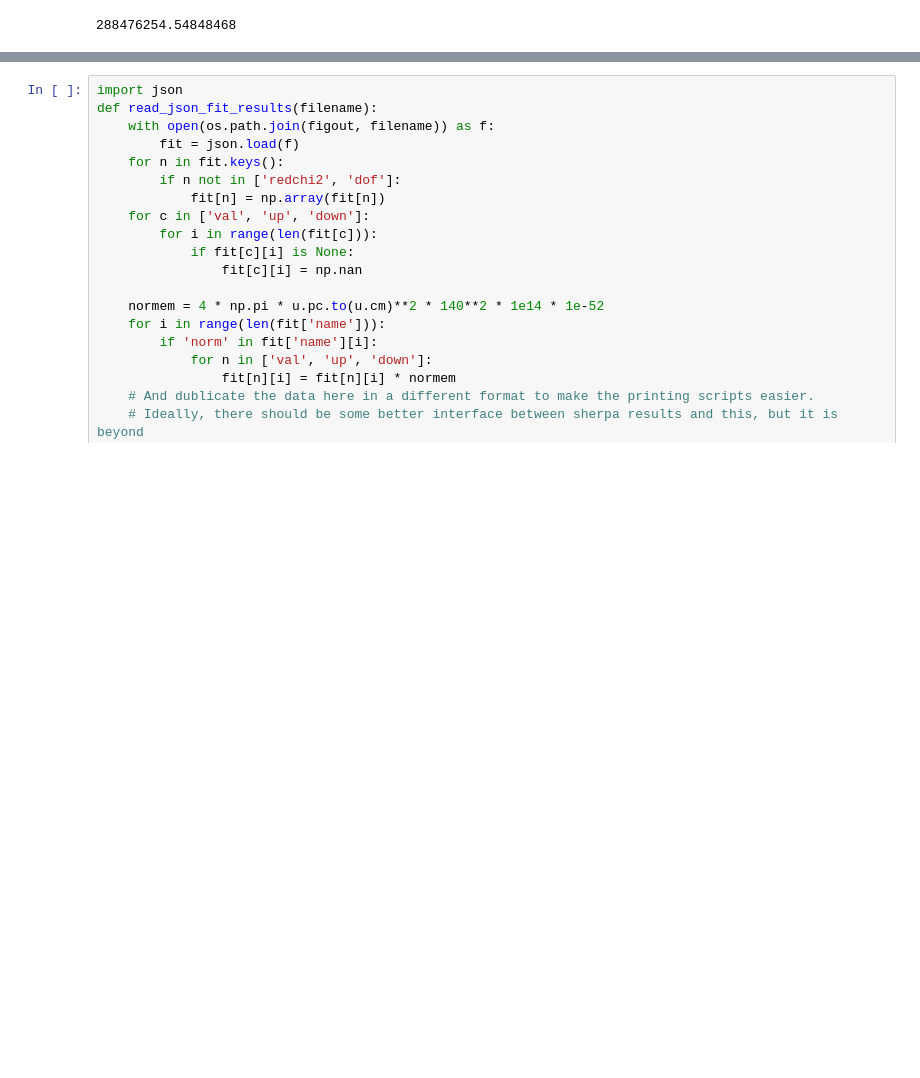
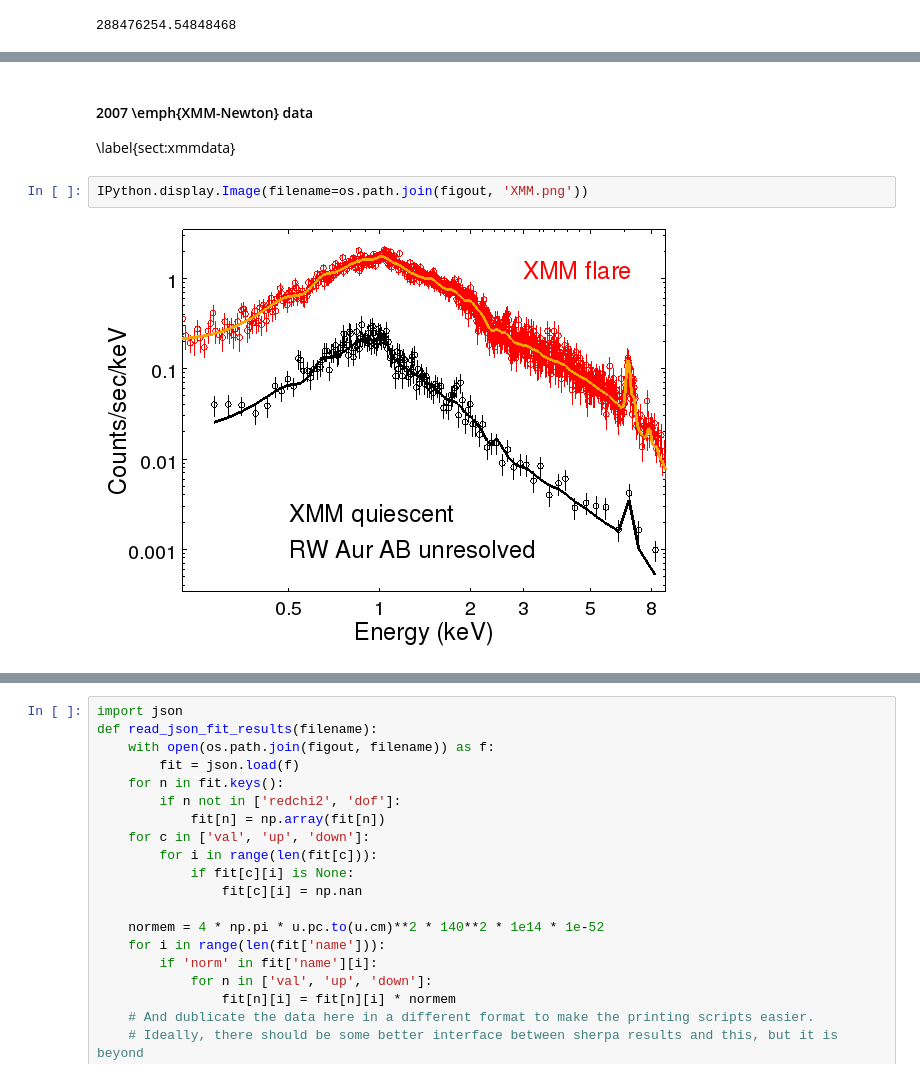
Before and after one commit to hamogu/RWAur, a Jupyter notebook: article.ipynb, the cells around one changed output, grey strips where cells are left out. Drawn from its saved outputs; the diff is of its cells as text; blank space fills up the shorter version.

```diff
--- a/article.ipynb
+++ b/article.ipynb
@@ -771,0 +907,7 @@ For consistency with previous work, we use the abundance table from \citet{1998S
+# %% [markdown]
+#### 2007 \emph{XMM-Newton} data
+\label{sect:xmmdata}
+# %%
+IPython.display.Image(filename=os.path.join(figout, 'XMM.png'))
+# %% [output]
+[figure, added]
```
Also changed, not shown: parts of 100 cells of this notebook, 16 other files.
